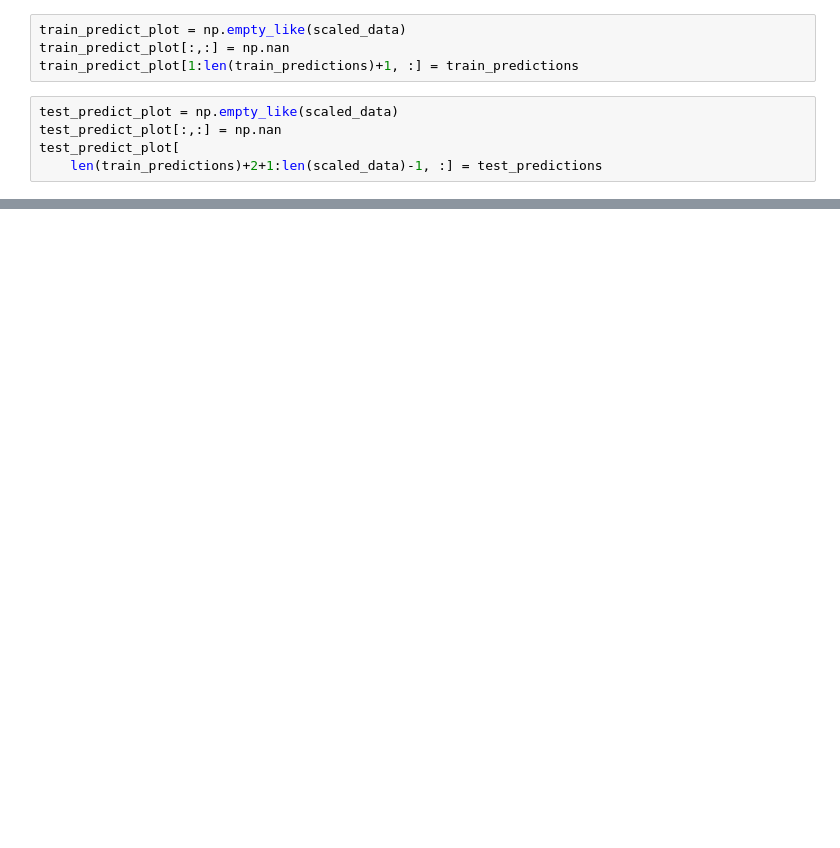
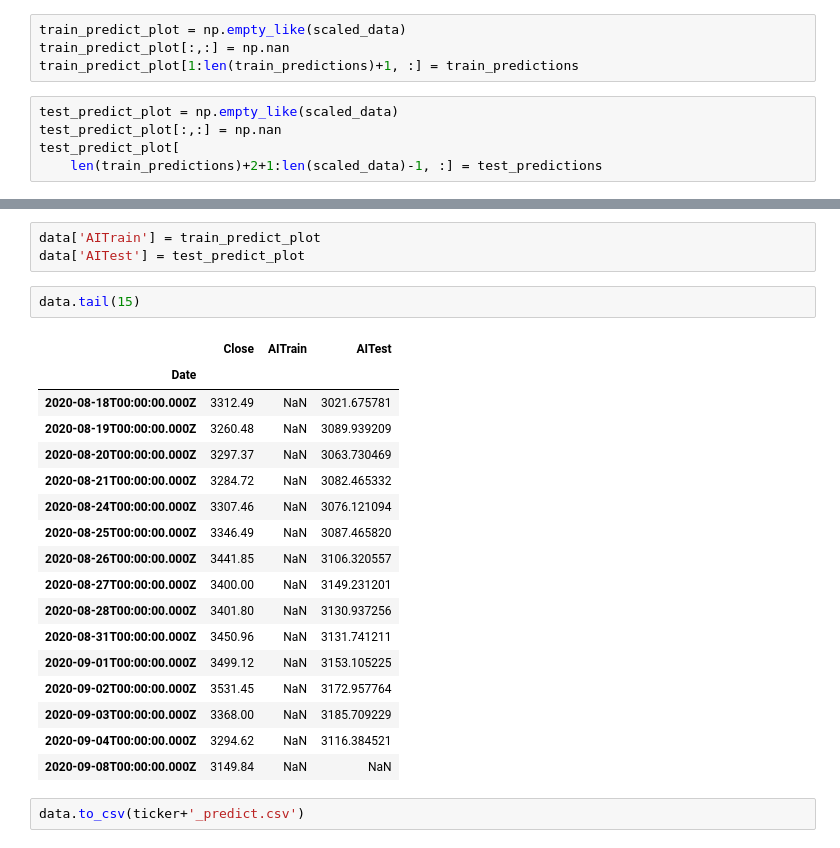
Before and after one commit to obprasanna/AIproject, a Jupyter notebook: Keras Stock Price Prediction.ipynb, the cells around one changed output, grey strips where cells are left out. Saved outputs shown, nothing was run; the diff lists cells and outputs as text; blank space fills up the shorter version.

```diff
--- a/Keras Stock Price Prediction.ipynb
+++ b/Keras Stock Price Prediction.ipynb
@@ -208,0 +309,25 @@ plt.show()
+# %%
+data['AITrain'] = train_predict_plot
+data['AITest'] = test_predict_plot
+# %%
+data.tail(15)
+# %% [output]
+|  | Close | AITrain | AITest |
+| Date |  |  |  |
+| 2020-08-18T00:00:00.000Z | 3312.49 | NaN | 3021.675781 |
+| 2020-08-19T00:00:00.000Z | 3260.48 | NaN | 3089.939209 |
+| 2020-08-20T00:00:00.000Z | 3297.37 | NaN | 3063.730469 |
+| 2020-08-21T00:00:00.000Z | 3284.72 | NaN | 3082.465332 |
+| 2020-08-24T00:00:00.000Z | 3307.46 | NaN | 3076.121094 |
+| 2020-08-25T00:00:00.000Z | 3346.49 | NaN | 3087.465820 |
+| 2020-08-26T00:00:00.000Z | 3441.85 | NaN | 3106.320557 |
+| 2020-08-27T00:00:00.000Z | 3400.00 | NaN | 3149.231201 |
+| 2020-08-28T00:00:00.000Z | 3401.80 | NaN | 3130.937256 |
+| 2020-08-31T00:00:00.000Z | 3450.96 | NaN | 3131.741211 |
+| 2020-09-01T00:00:00.000Z | 3499.12 | NaN | 3153.105225 |
+| 2020-09-02T00:00:00.000Z | 3531.45 | NaN | 3172.957764 |
+| 2020-09-03T00:00:00.000Z | 3368.00 | NaN | 3185.709229 |
+| 2020-09-04T00:00:00.000Z | 3294.62 | NaN | 3116.384521 |
+| 2020-09-08T00:00:00.000Z | 3149.84 | NaN | NaN |
+# %%
+data.to_csv(ticker+'_predict.csv')
```
Also changed, not shown: parts of 21 cells of this notebook, 3 other files.
